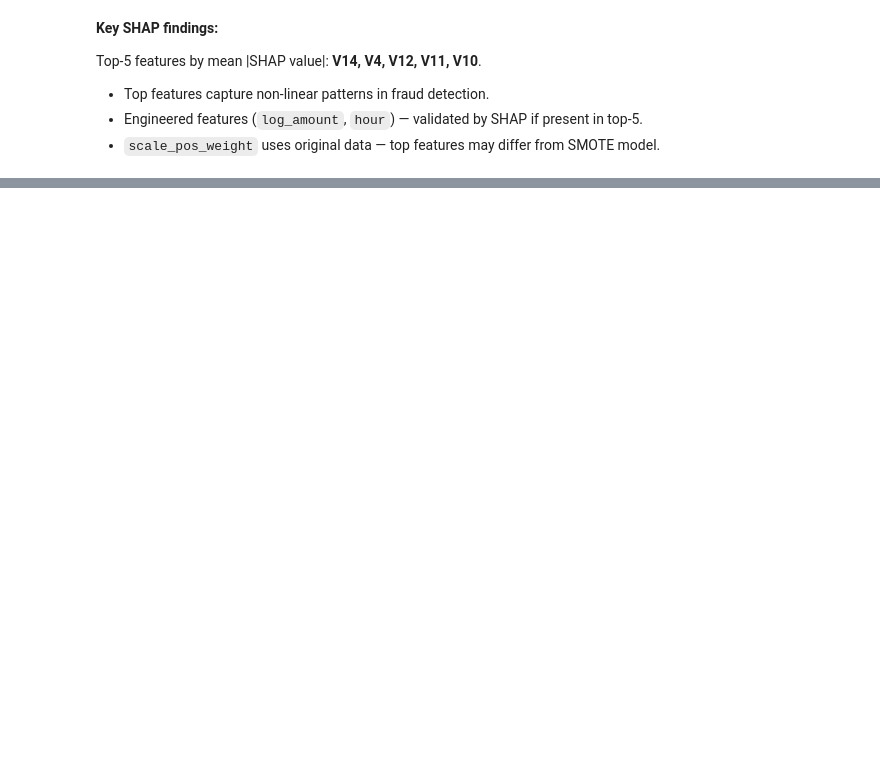
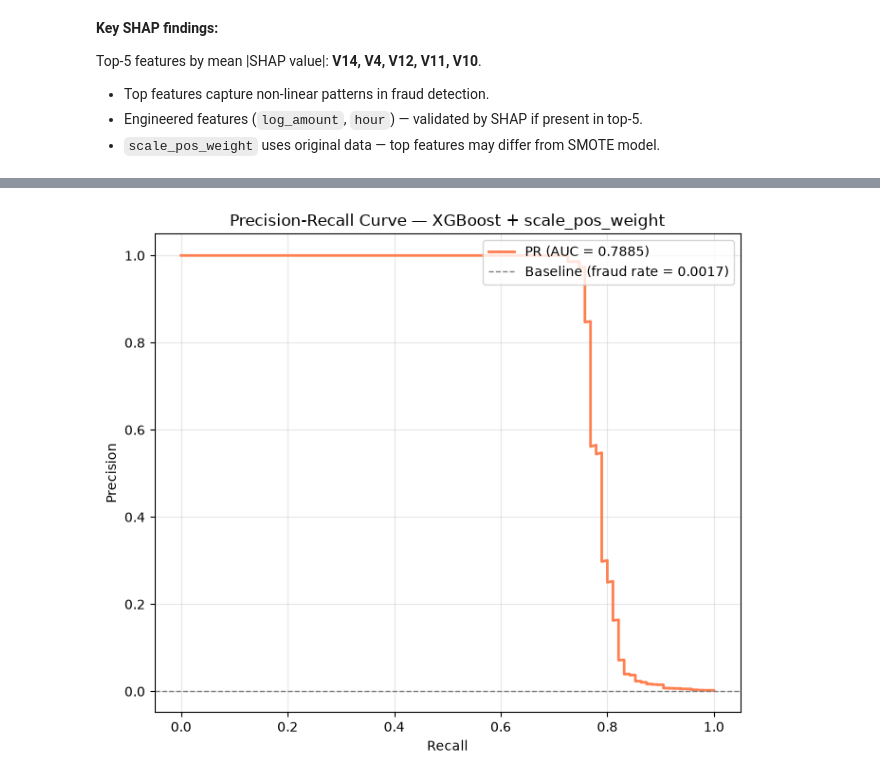
Before and after one commit to nbeka6666-sudo/credit-card-fraud, a Jupyter notebook: notebooks/01_eda.ipynb, the cells around one changed output, grey strips where cells are left out. Saved outputs shown, nothing was run; the diff lists cells and outputs as text; code cells hidden in the pictures; blank space fills up the shorter version.

```diff
--- a/notebooks/01_eda.ipynb
+++ b/notebooks/01_eda.ipynb
@@ -811,0 +829,18 @@ Confusion Matrix:
+# %%
+pr_prec, pr_rec, _ = precision_recall_curve(y_test, y_pred_proba_test)
+pr_auc = average_precision_score(y_test, y_pred_proba_test)
+
+fig, ax = plt.subplots(figsize=(7, 6))
+ax.plot(pr_rec, pr_prec, color='coral', lw=2, label=f'PR (AUC = {pr_auc:.4f})')
+ax.axhline(y=y_test.mean(), color='gray', lw=1, linestyle='--',
+           label=f'Baseline (fraud rate = {y_test.mean():.4f})')
+ax.set_xlabel('Recall')
+ax.set_ylabel('Precision')
+ax.set_title('Precision-Recall Curve — XGBoost + scale_pos_weight')
+ax.legend(loc='upper right')
+ax.grid(alpha=0.3)
+plt.tight_layout()
+plt.savefig('../images/pr_curve.png', dpi=150, bbox_inches='tight')
+plt.show()
+# %% [output]
+[figure, added]
```
Also changed, not shown: parts of 21 cells of this notebook, 5 other files.
